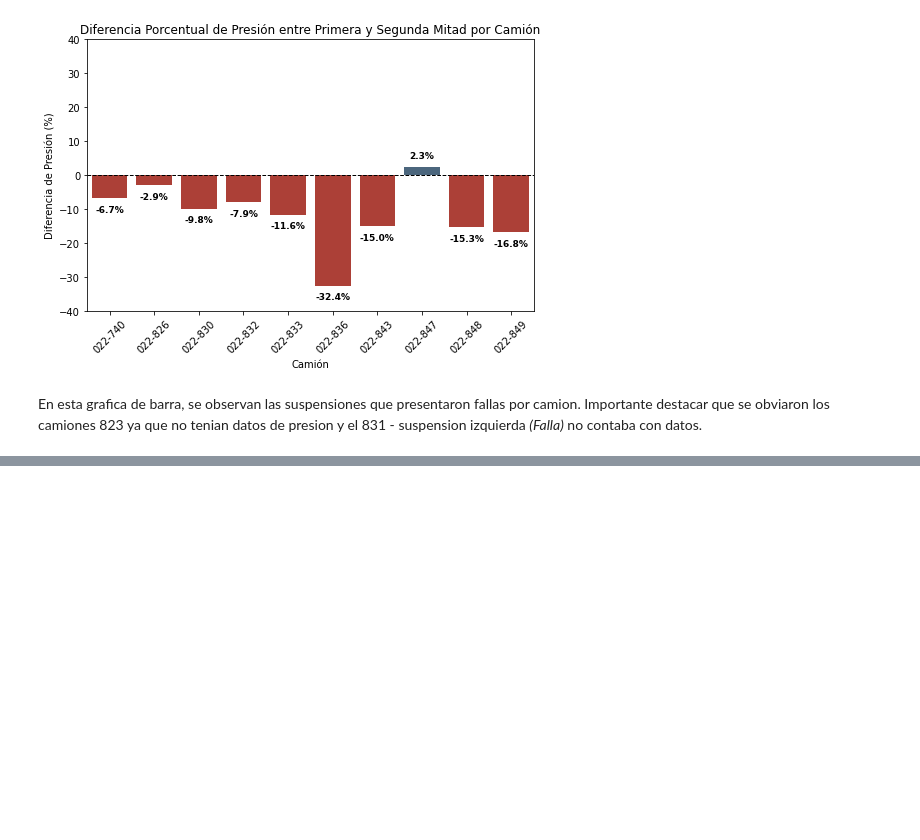
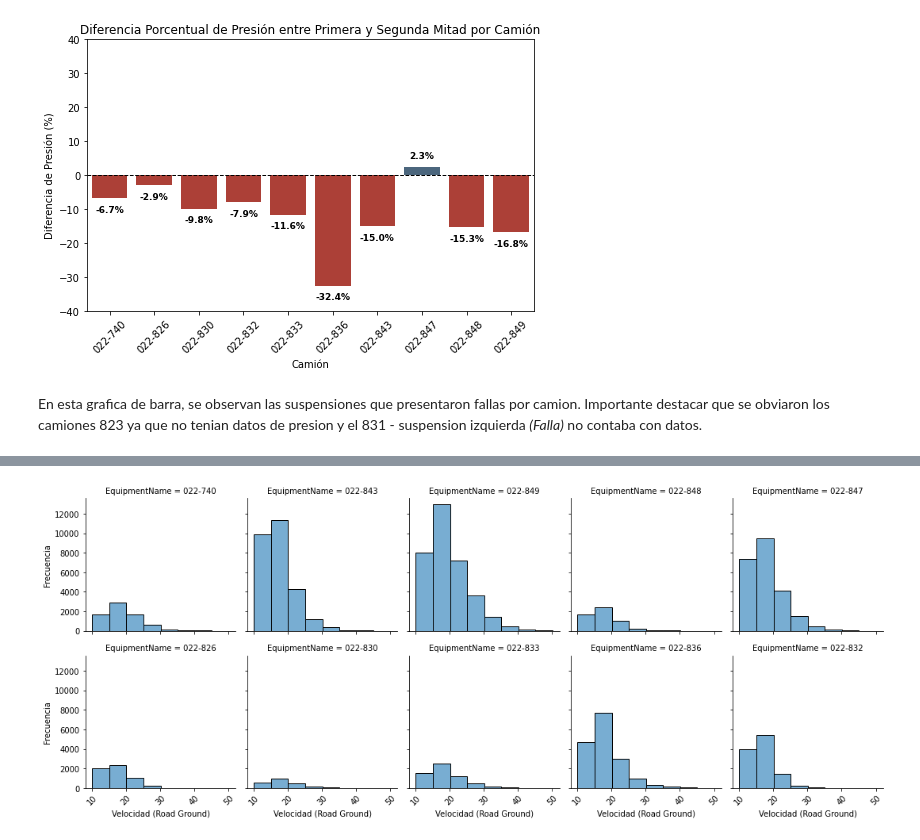
Before and after one commit to Iaibanez/jbook_ml202510, a Jupyter notebook: _sources/notebooks.ipynb, the cells around one changed output, grey strips where cells are left out. Cells and saved outputs as stored; diff of their text form; code cells hidden in the pictures; blank space fills up the shorter version.

```diff
--- a/_sources/notebooks.ipynb
+++ b/_sources/notebooks.ipynb
@@ -518,0 +523,21 @@ En esta grafica de barra, se observan las suspensiones que presentaron fallas po
+# %%
+# Filtrar los datos para los camiones especificados
+camiones = list(camiones_y_suspensiones.keys())
+velocidades_camiones = dfcamiones2[dfcamiones2["EquipmentName"].isin(camiones)][["EquipmentName", "Road Ground"]]
+
+# Crear el gráfico con FacetGrid para dividir por camión en 5 columnas
+g = sns.FacetGrid(velocidades_camiones, col="EquipmentName", col_wrap=5, sharex=True, sharey=True)
+
+# Agregar histogramas
+g.map_dataframe(sns.histplot, x="Road Ground", binwidth=5, alpha=0.6, kde=False)
+
+# Configurar etiquetas de los ejes
+g.set_axis_labels("Velocidad (Road Ground)", "Frecuencia")
+
+# Ajustar etiquetas del eje X para que sean visibles y rotadas
+for ax in g.axes.flat:
+    plt.setp(ax.get_xticklabels(), visible=True, rotation=45)
+
+plt.show()
+# %% [output]
+[figure, added]
```
Also changed, not shown: parts of 2 cells of this notebook, 3 other files.
